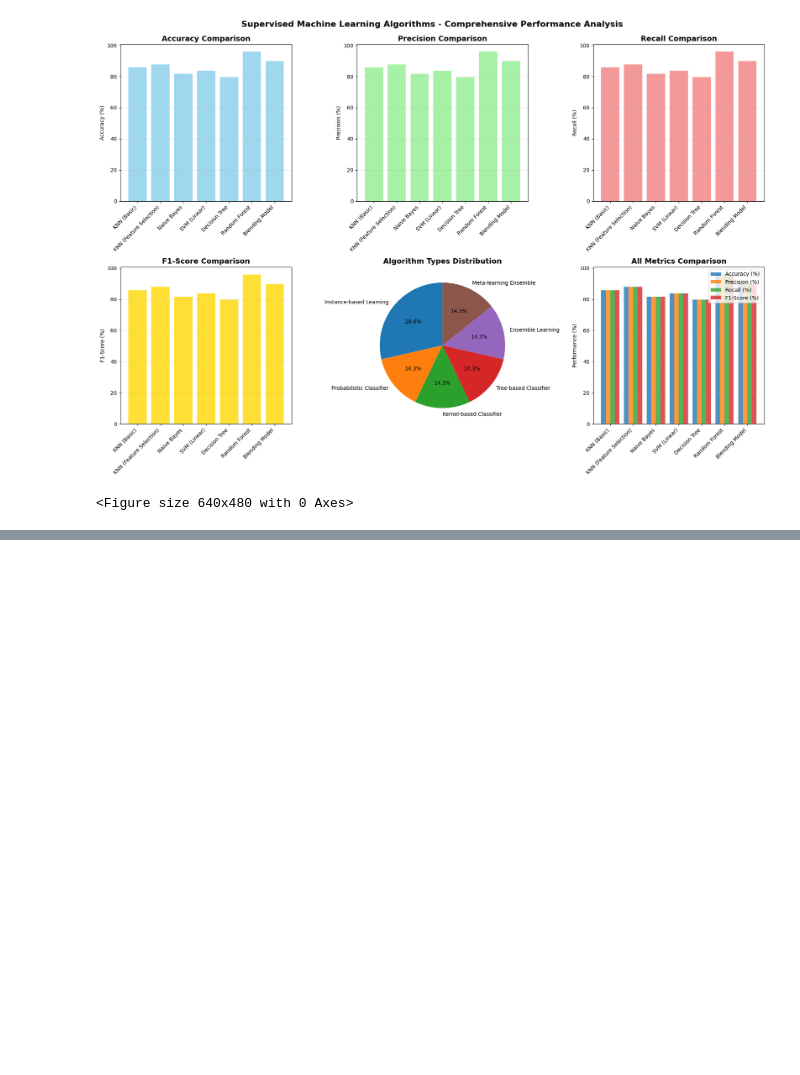
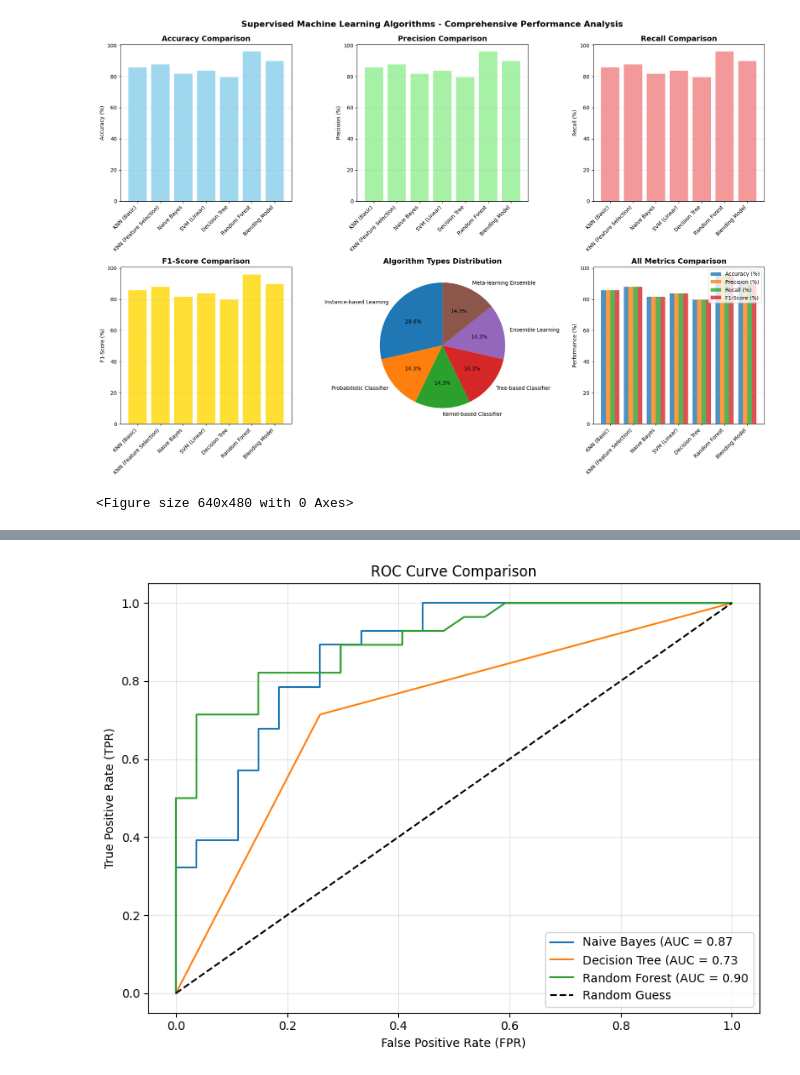
Before and after one commit to devstiel/cleveland-predictions, a Jupyter notebook: TUGAS_CLEVELAND.ipynb, the cells around one changed output, grey strips where cells are left out. Cells and saved outputs as stored; diff of their text form; code cells hidden in the pictures; blank space fills up the shorter version.

Commit message:
Added: ROC curve comparison

```diff
--- a/TUGAS_CLEVELAND.ipynb
+++ b/TUGAS_CLEVELAND.ipynb
@@ -1135,2 +1135,39 @@ ALGORITHM SELECTION GUIDE AND RECOMMENDATIONS
 
 ================================================================================
+# %%
+# ROC AUC Curve Comparison: Naive Bayes, Decision Tree, Ensemble Learning (Random Forest)
+from sklearn.metrics import roc_curve, roc_auc_score
+
+# --- NAIVE BAYES ---
+# y_test and model (GaussianNB) already defined in previous cells
+nb_probs = model.predict_proba(X_test)[:, 1]
+fpr_nb, tpr_nb, _ = roc_curve(y_test, nb_probs)
+auc_nb = roc_auc_score(y_test, nb_probs)
+
+# --- DECISION TREE ---
+# y_test and dt_model already defined in previous cells
+dt_probs = dt_model.predict_proba(X_test)[:, 1]
+fpr_dt, tpr_dt, _ = roc_curve(y_test, dt_probs)
+auc_dt = roc_auc_score(y_test, dt_probs)
+
+# --- ENSEMBLE LEARNING (Random Forest) ---
+# y_test and random_forest_model already defined in previous cells
+rf_probs = random_forest_model.predict_proba(X_test)[:, 1]
+fpr_rf, tpr_rf, _ = roc_curve(y_test, rf_probs)
+auc_rf = roc_auc_score(y_test, rf_probs)
+
+# --- PLOT ROC CURVES ---
+plt.figure(figsize=(8, 6))
+plt.plot(fpr_nb, tpr_nb, label=f'Naive Bayes (AUC = {auc_nb:.2f}')
+plt.plot(fpr_dt, tpr_dt, label=f'Decision Tree (AUC = {auc_dt:.2f}')
+plt.plot(fpr_rf, tpr_rf, label=f'Random Forest (AUC = {auc_rf:.2f}')
+plt.plot([0, 1], [0, 1], 'k--', label='Random Guess')
+plt.xlabel('False Positive Rate (FPR)')
+plt.ylabel('True Positive Rate (TPR)')
+plt.title('ROC Curve Comparison')
+plt.legend(loc='lower right')
+plt.grid(alpha=0.3)
+plt.tight_layout()
+plt.show()
+# %% [output]
+[figure, added]
```
Also changed, not shown: parts of 10 cells of this notebook.
